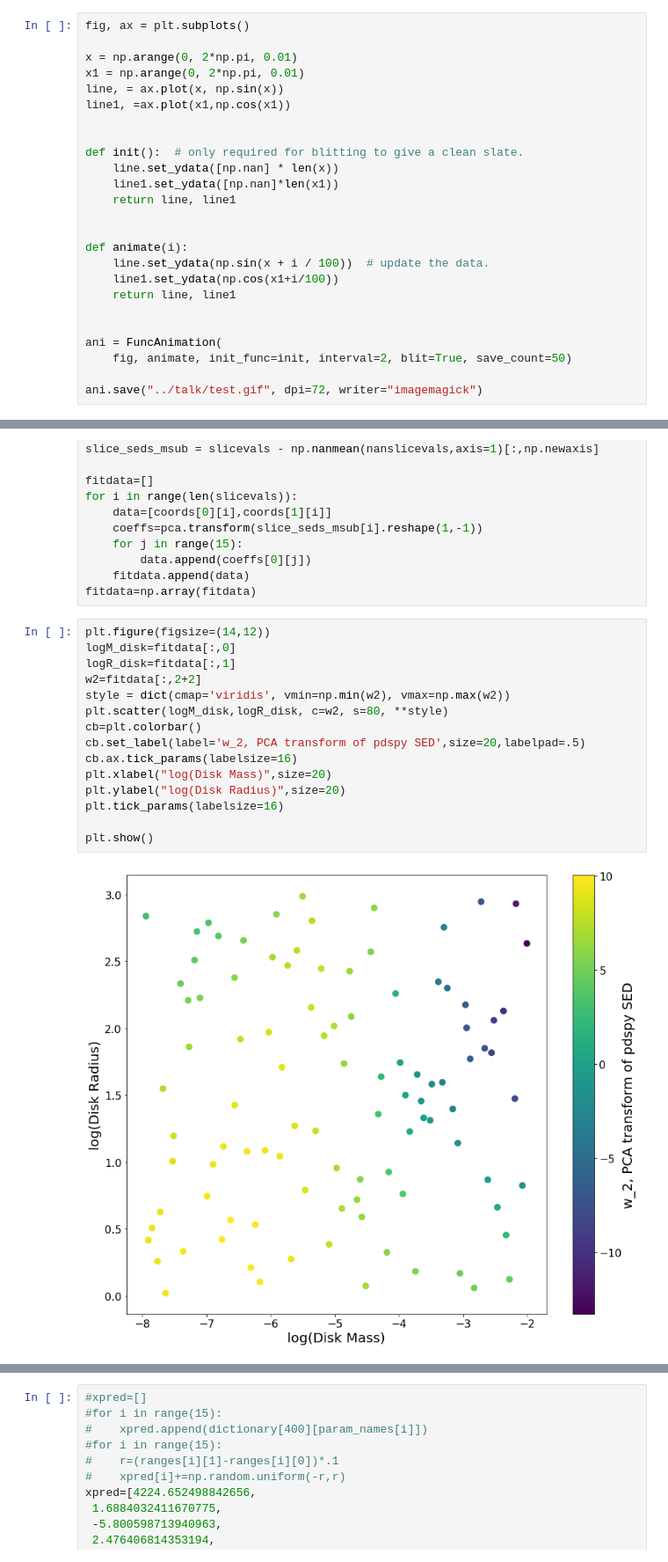
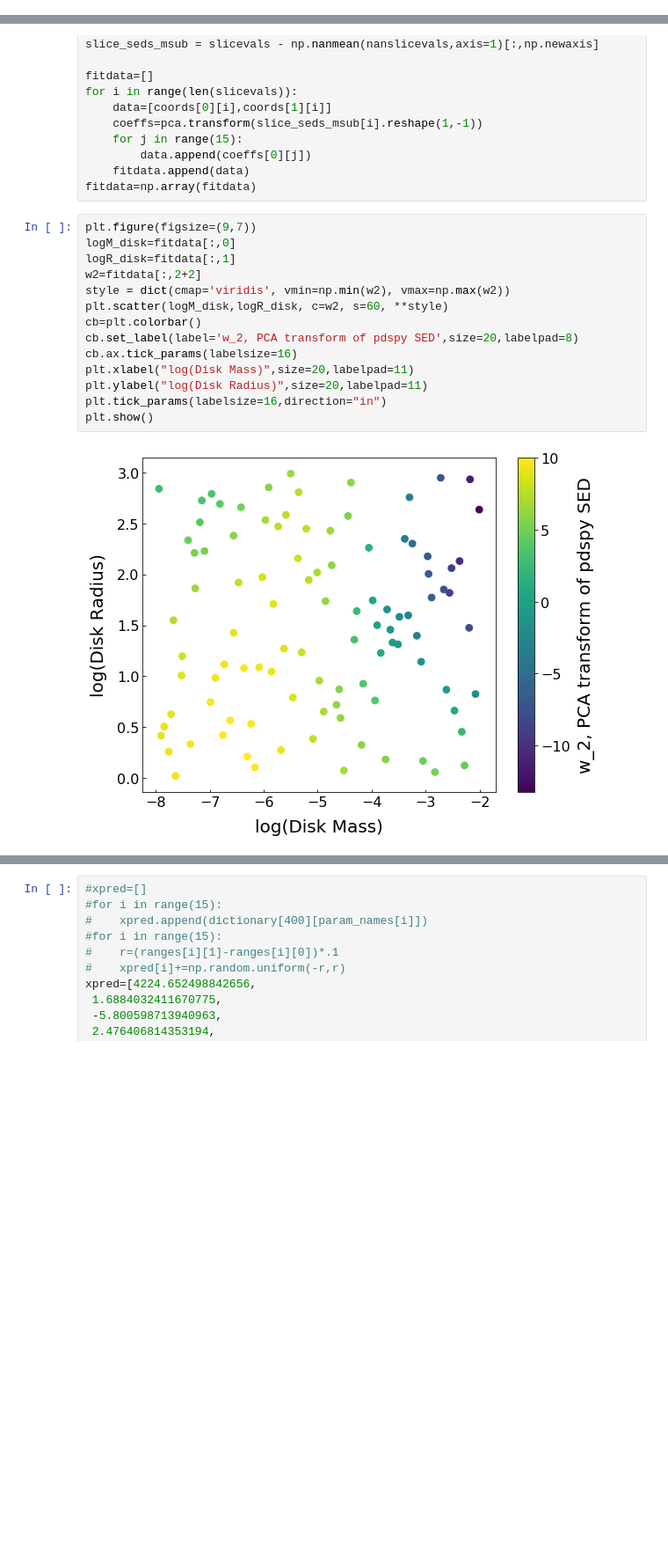
Before and after one commit to elizabethteng/crassula, a Jupyter notebook: figure_factory.ipynb, the cells around one changed output, grey strips where cells are left out. Shown at 88% size. Drawn from its saved outputs; the diff is of its cells as text; blank space fills up the shorter version.

```diff
--- a/figure_factory.ipynb
+++ b/figure_factory.ipynb
@@ -232,25 +230,0 @@ plt.show()
-# %%
-fig, ax = plt.subplots()
-
-x = np.arange(0, 2*np.pi, 0.01)
-x1 = np.arange(0, 2*np.pi, 0.01)
-line, = ax.plot(x, np.sin(x))
-line1, =ax.plot(x1,np.cos(x1))
-
-
-def init():  # only required for blitting to give a clean slate.
-    line.set_ydata([np.nan] * len(x))
-    line1.set_ydata([np.nan]*len(x1))
-    return line, line1
-
-
-def animate(i):
-    line.set_ydata(np.sin(x + i / 100))  # update the data.
-    line1.set_ydata(np.cos(x1+i/100))
-    return line, line1
-
-
-ani = FuncAnimation(
-    fig, animate, init_func=init, interval=2, blit=True, save_count=50)
-
-ani.save("../talk/test.gif", dpi=72, writer="imagemagick")
@@ -664,20 +636,19 @@ for i in range(len(slicevals)):
     fitdata.append(data)
 fitdata=np.array(fitdata)
 # %%
-plt.figure(figsize=(14,12))
+plt.figure(figsize=(9,7))
 logM_disk=fitdata[:,0]
 logR_disk=fitdata[:,1]
 w2=fitdata[:,2+2]
 style = dict(cmap='viridis', vmin=np.min(w2), vmax=np.max(w2))
-plt.scatter(logM_disk,logR_disk, c=w2, s=80, **style)
+plt.scatter(logM_disk,logR_disk, c=w2, s=60, **style)
 cb=plt.colorbar()
-cb.set_label(label='w_2, PCA transform of pdspy SED',size=20,labelpad=.5)
+cb.set_label(label='w_2, PCA transform of pdspy SED',size=20,labelpad=8)
 cb.ax.tick_params(labelsize=16)
-plt.xlabel("log(Disk Mass)",size=20)
-plt.ylabel("log(Disk Radius)",size=20)
-plt.tick_params(labelsize=16)
-
+plt.xlabel("log(Disk Mass)",size=20,labelpad=11)
+plt.ylabel("log(Disk Radius)",size=20,labelpad=11)
+plt.tick_params(labelsize=16,direction="in")
 plt.show()
 # %% [output]
-[figure, old version]
+[figure, new version]
 # %%
```
Also changed, not shown: parts of 21 cells of this notebook.
